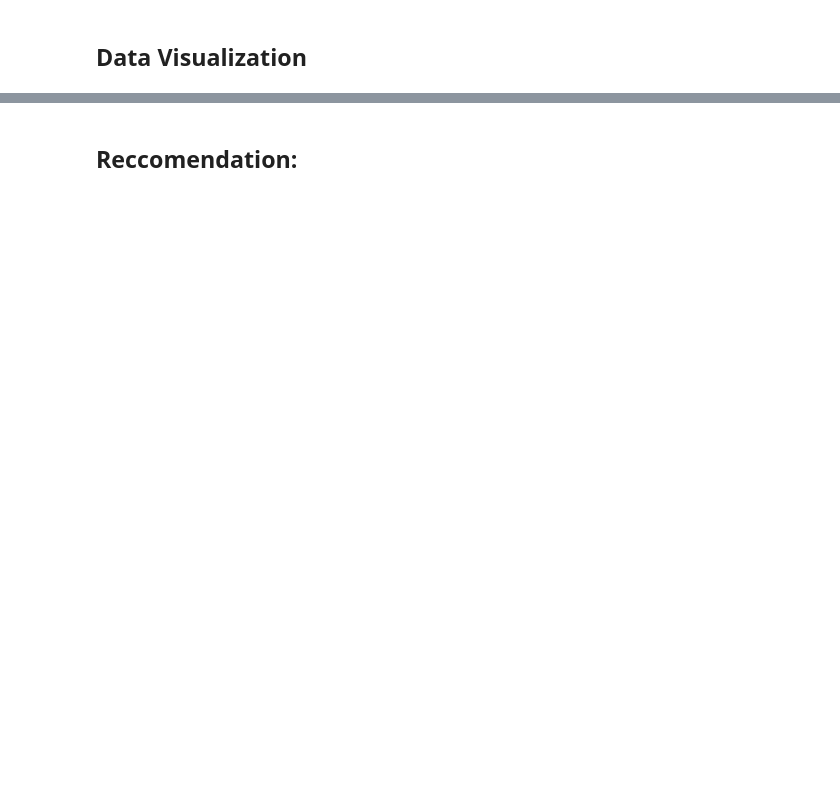
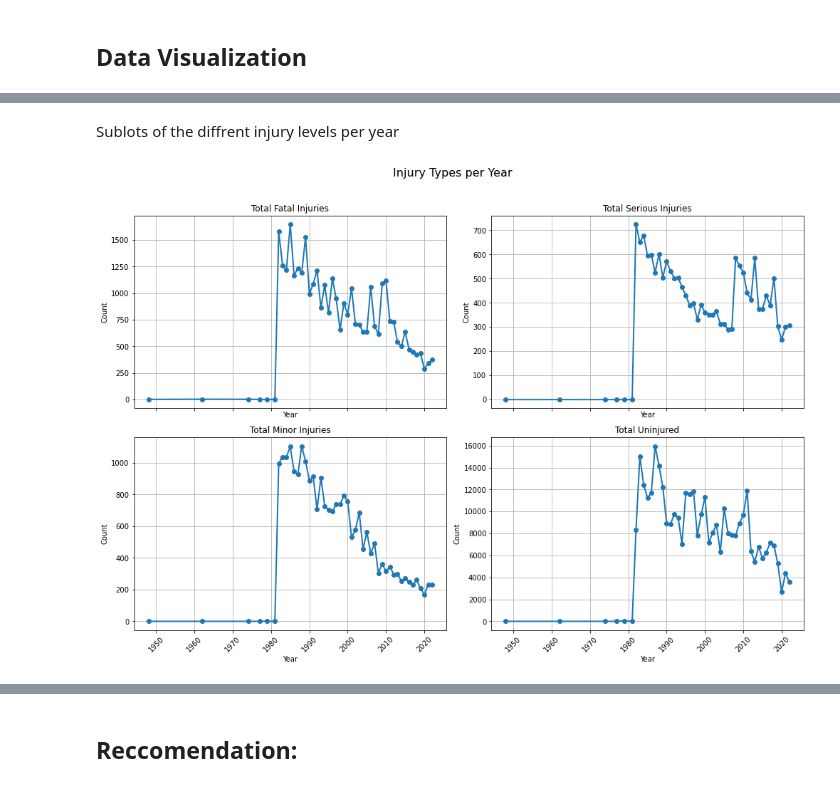
Before and after one commit to oomollo/dsc-phase-1-project-v3, a Jupyter notebook: student.ipynb, the cells around one changed output, grey strips where cells are left out. Drawn from its saved outputs; the diff is of its cells as text; code cells hidden in the pictures; blank space fills up the shorter version.

```diff
--- a/student.ipynb
+++ b/student.ipynb
@@ -284,0 +411,29 @@ plt.show()
+# %% [markdown]
+Sublots of the diffrent injury levels per year
+# %%
+injury_cols = ['Total.Fatal.Injuries','Total.Serious.Injuries','Total.Minor.Injuries','Total.Uninjured']
+
+# Group by year and sum each injury type
+injuries_by_year = df_clean.groupby('Event.year')[injury_cols].sum().reset_index()
+
+# Create subplots
+fig, axes = plt.subplots(nrows=2, ncols=2, figsize=(14, 10), sharex=True)
+axes = axes.flatten()
+
+# Plot each injury type
+for i, col in enumerate(injury_cols):
+    axes[i].plot(injuries_by_year['Event.year'], injuries_by_year[col], marker='o', linewidth=2)
+    axes[i].set_title(col.replace('.', ' '), fontsize=12)
+    axes[i].set_ylabel('Count')
+    axes[i].grid(True)
+
+# Shared x-axis label
+for ax in axes:
+    ax.set_xlabel('Year')
+    ax.tick_params(axis='x', rotation=45)
+
+plt.suptitle('Injury Types per Year', fontsize=16)
+plt.tight_layout(rect=[0, 0, 1, 0.96])
+plt.show()
+# %% [output]
+[figure, added]
```
Also changed, not shown: parts of 44 cells of this notebook, 1 other file.
